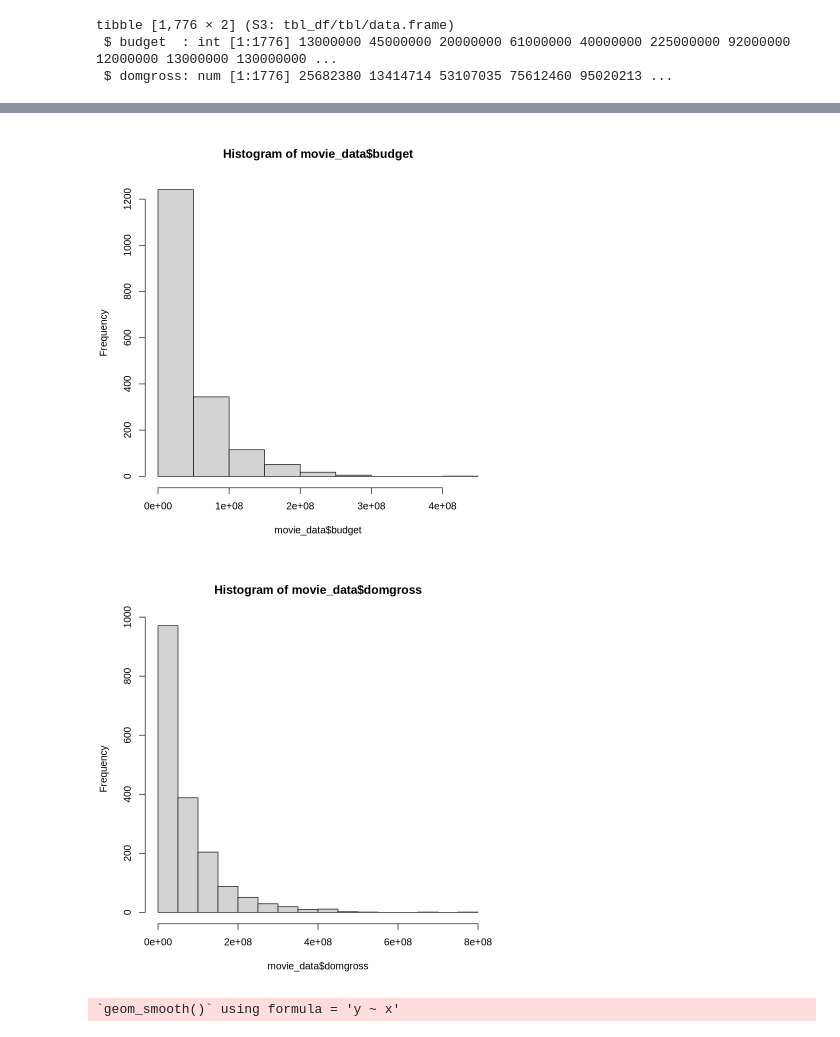
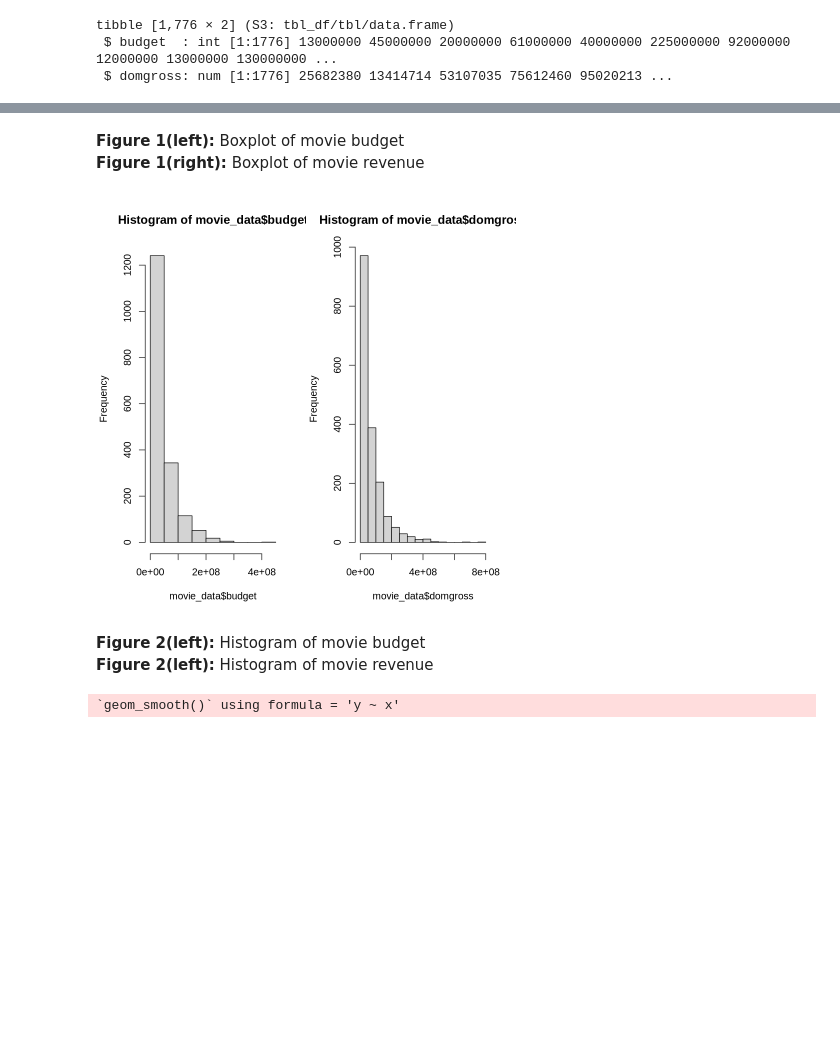
Before and after one commit to UBC-DSCI-310-2025W2/dsci-310-group-5, a Jupyter notebook: analysis_movie-revenue.ipynb, the cells around one changed output, grey strips where cells are left out. Drawn from its saved outputs; the diff is of its cells as text; code cells hidden in the pictures; blank space fills up the shorter version.

Commit message:
added figure number and description

```diff
--- a/analysis_movie-revenue.ipynb
+++ b/analysis_movie-revenue.ipynb
@@ -115,9 +116,16 @@ boxplot(movie_data$domgross)
+# %% [markdown]
+**Figure 1(left):** Boxplot of movie budget \
+**Figure 1(right):** Boxplot of movie revenue
 # %%
+par(mfrow = c(1, 2))
 hist(movie_data$budget)
 hist(movie_data$domgross)
+par(mfrow = c(1,1))
 # %% [output]
-[figure, old version]
+[figure, new version]
-[figure, removed]
+# %% [markdown]
+**Figure 2(left):** Histogram of movie budget \
+**Figure 2(left):** Histogram of movie revenue
 # %%
 budget_rev_plot <- ggplot(movie_data, aes(x = budget, y = domgross)) +
   geom_point() +
```
Also changed, not shown: parts of 5 cells of this notebook.
